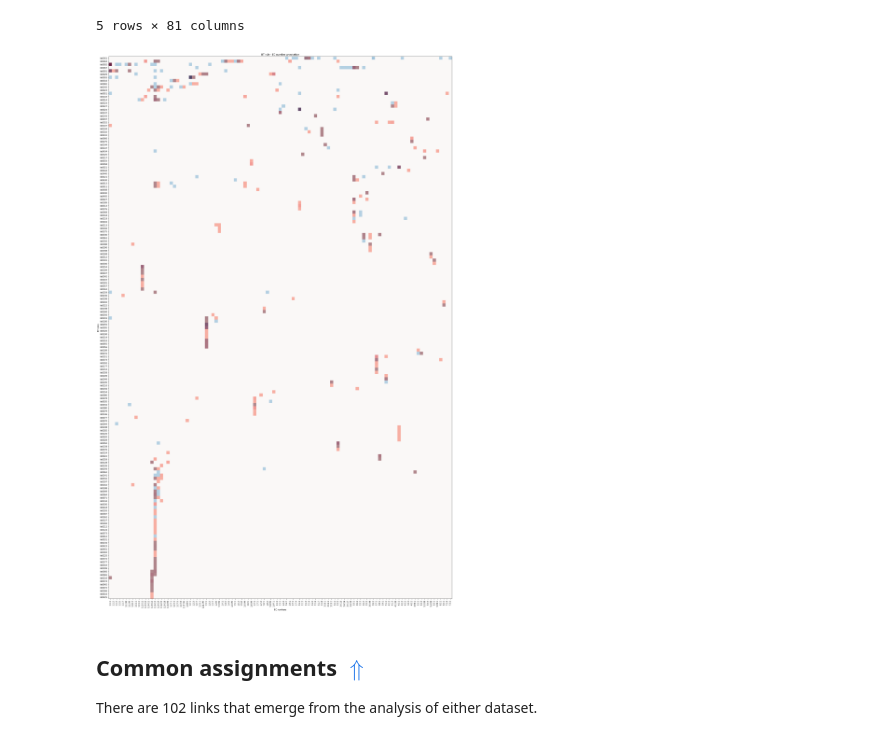
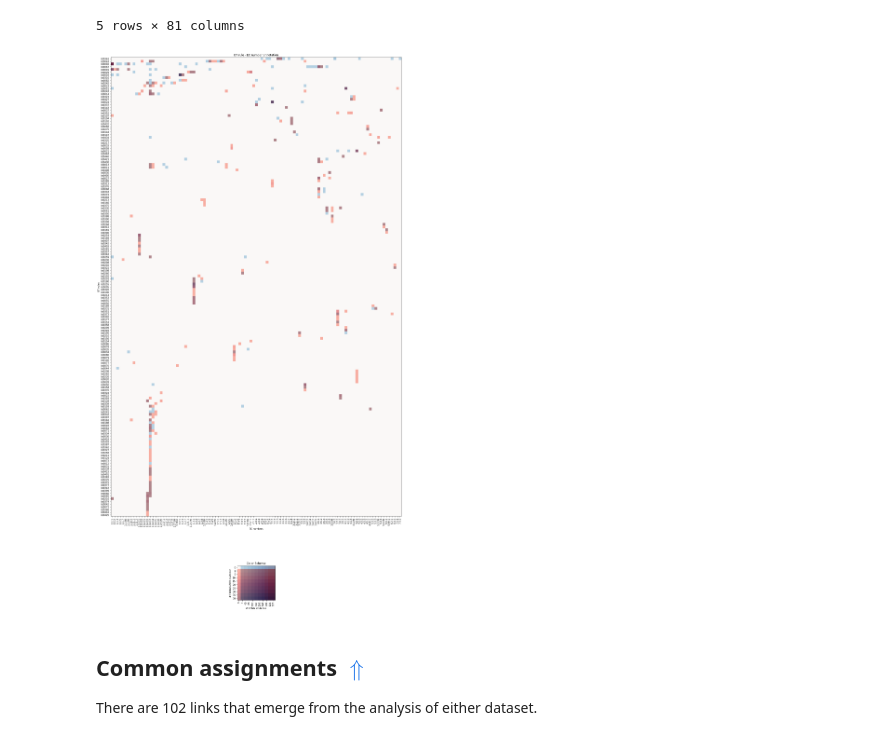
Before and after one commit to emanuel-schmid/enviLink, a Jupyter notebook: notebooks/enviLink results.ipynb, the cells around one changed output. Cells and saved outputs as stored; diff of their text form; code cells hidden in the pictures.

```diff
--- a/notebooks/enviLink results.ipynb
+++ b/notebooks/enviLink results.ipynb
@@ -203,9 +203,9 @@ kegg_hm.head()
 # %%
 ground, overlay = make_comparable(kegg_hm, ebbd_hm)
 # %%
-combined_histogram(ground, overlay, width=40, ground_cmap='Blues', overlay_cmap='Reds', alpha=0.5, dumpfile='histogram.png')
+combined_histogram(ground, overlay, ground_cmap='Blues', overlay_cmap='Reds', alpha=0.5, dumpfile='histogram.png')
 # %% [output]
-[figure, old version]
+[figure, new version]
 # %% [markdown]
 ## <a class="anchor" id="common"></a>Common assignments [$\Uparrow$](#toc)
 
```
Also changed, not shown: parts of 1 cell of this notebook, 2 other files.
